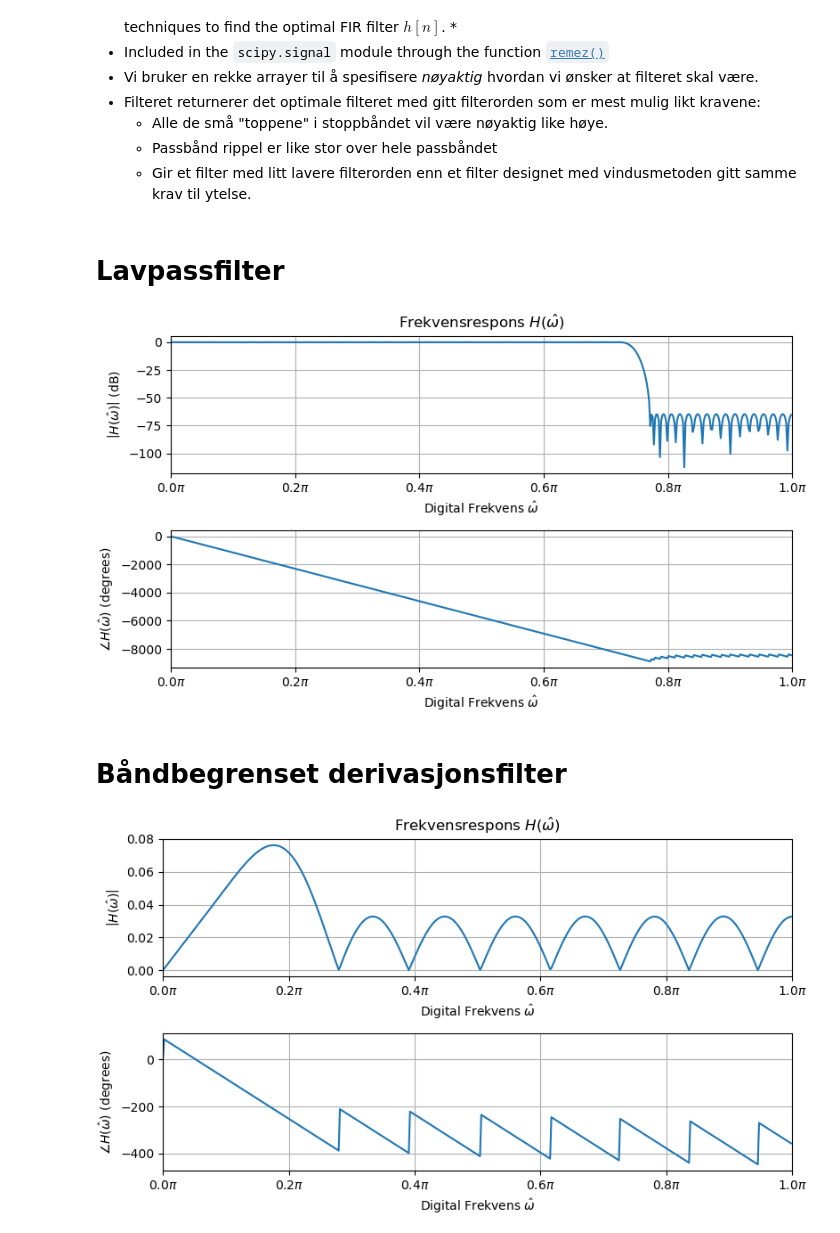
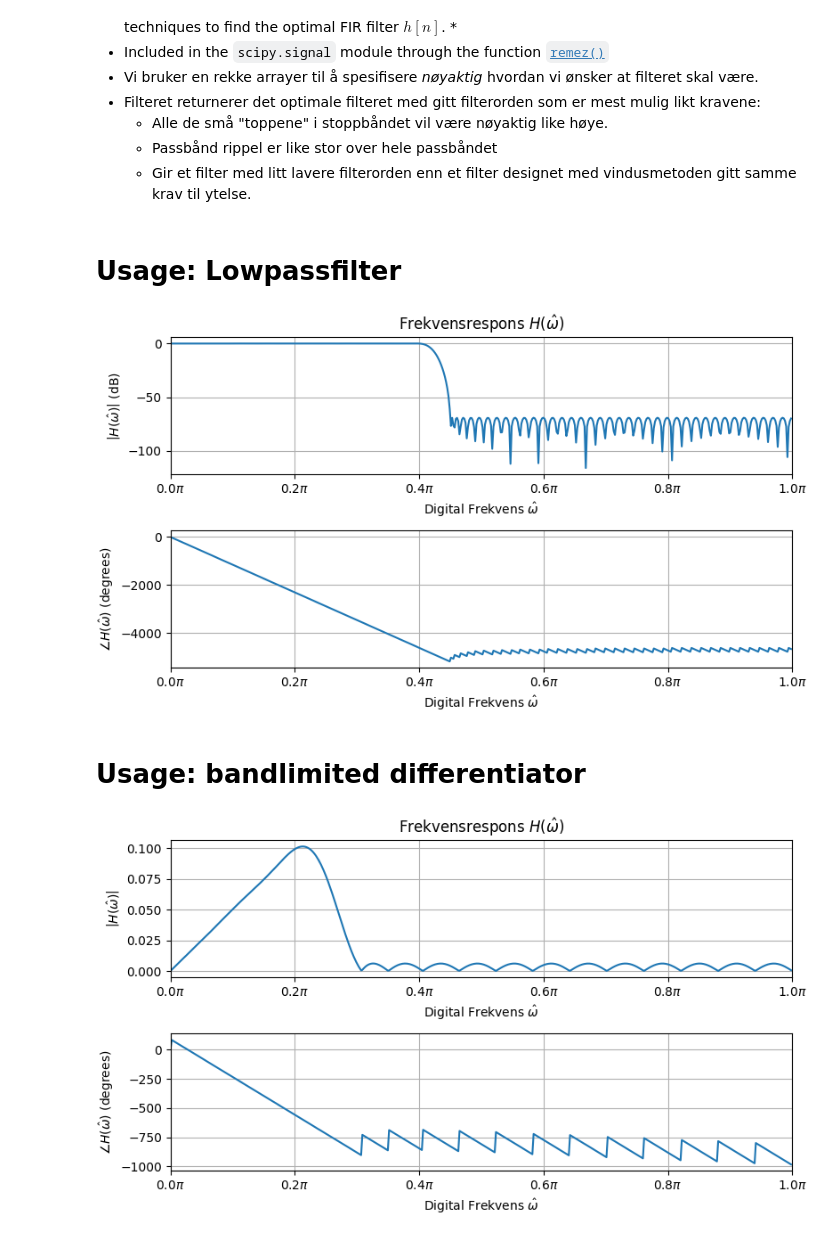
Before and after one commit to kaierih/AIS2201-Lecture_Notes, a Jupyter notebook: digital_filters/optimal_desing.ipynb, the cells around one changed output. Drawn from its saved outputs; the diff is of its cells as text; code cells hidden in the pictures.

Commit message:
Lecture on optimal filter design

```diff
--- a/digital_filters/optimal_desing.ipynb
+++ b/digital_filters/optimal_desing.ipynb
@@ -38,41 +111,41 @@ $$\large H(\hat{\omega}) = \left( h\left[D \right] + \sum_{n=1}^{D} h\left[n + D
     * Passbånd rippel er like stor over hele passbåndet
     * Gir et filter med litt lavere filterorden enn et filter designet med vindusmetoden gitt samme krav til ytelse.
 # %% [markdown]
-# Lavpassfilter
+# Usage: Lowpassfilter
 # %%
-fs = 22050.0       # Sample rate, Hz
-cutoff = 8000.0    # Desired cutoff frequency, Hz
-trans_width = 500  # Width of transition from pass band to stop band, Hz
+fs = 20_000       # Sample rate, Hz
+w_pass = 4_000    # Desired cutoff frequency, Hz
+w_stop = 4_500      # Width of transition from pass band to stop band, Hz
 numtaps = 129      # Size of the FIR filter.
 
 hn = sig.remez(numtaps,                                    # Lengde på impulsrespons = filterorden + 1
-               [0, cutoff, cutoff + trans_width, 0.5*fs],  # Alle 'kantfrekvensene' etter tur
+               [0, w_pass, w_stop, 0.5*fs],  # Alle 'kantfrekvensene' etter tur
                [1, 0],                                     # Ønsket filtergain i de ulike båndene
                fs=fs,                                      # Samplingsfrekvens
-               weight=[1, 10],                             # Vi "bryr oss" 10 ganger mer om demping i
-                                                           # stoppbånd enn rippel/variasjoner i passbånd
+               weight=[1, 10],                              # Relative weighing of error function in the two bands
+               type='bandpass'
               )
 
 displayFrequencyResponse(b=hn)
 # %% [output]
-[figure, old version]
+[figure, new version]
 # %% [markdown]
-# Båndbegrenset derivasjonsfilter
+# Usage: bandlimited differentiator
 # %%
-fs = 8000         # Sample rate, Hz
-cutoff = 500     # Desired cutoff frequency, Hz
-trans_width = 500 # Width of transition from pass band to stop band, Hz
-numtaps = 20      # Size of the FIR filter.
+fs = 10_000         # Sample rate, Hz
+w_pass = 1000     # Desired cutoff frequency, Hz
+w_stop = 1500     # Width of transition from pass band to stop band, Hz
+numtaps = 37      # Size of the FIR filter.
 
 hn = sig.remez(numtaps,                                    # Lengde på impulsrespons = filterorden + 1
-               [0, cutoff, cutoff + trans_width, 0.5*fs],  # Alle 'kantfrekvensene' etter tur
+               [0, w_pass, w_stop, 0.5*fs],  # Alle 'kantfrekvensene' etter tur
                [1, 0],                                     # Ønsket filtergain i de ulike båndene
-               Hz=fs,                                      # Samplingsfrekvens
-               weight=[10, 1],                             # Vi "bryr oss" 10 ganger mer om rippel i passbånd
+               fs=fs,                                      # Samplingsfrekvens
+               weight=[1, 1],                             # Vi "bryr oss" 10 ganger mer om rippel i passbånd
                                                            # enn demping i stoppbånd
                type='differentiator'
               )
 
 displayFrequencyResponse(b=hn, mag='lin')
 # %% [output]
-[figure, old version]
+[figure, new version]
```
Also changed, not shown: parts of 12 cells of this notebook, 3 other files.
